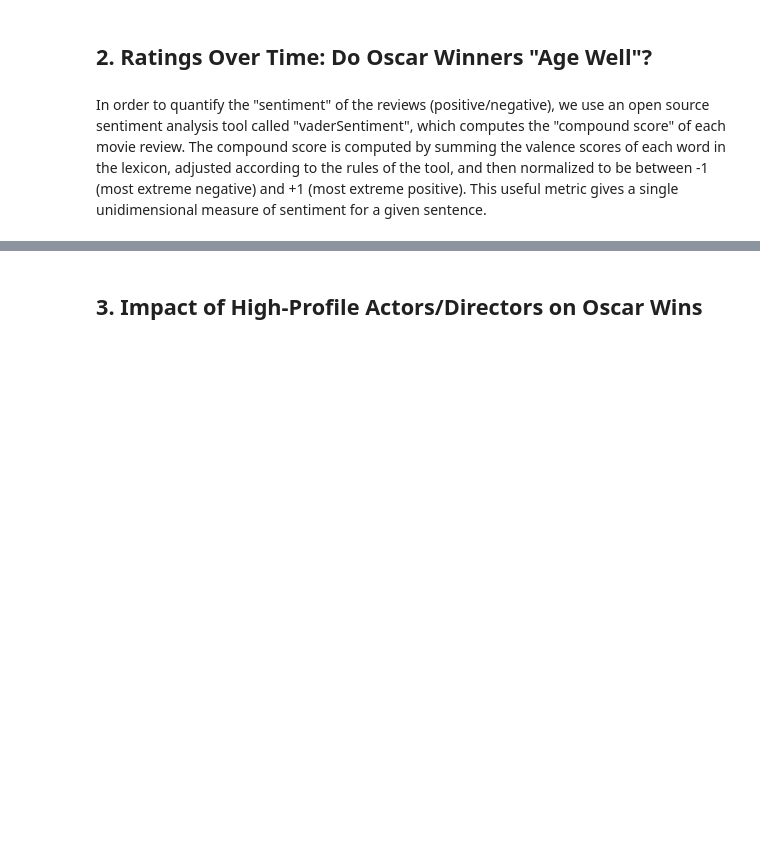
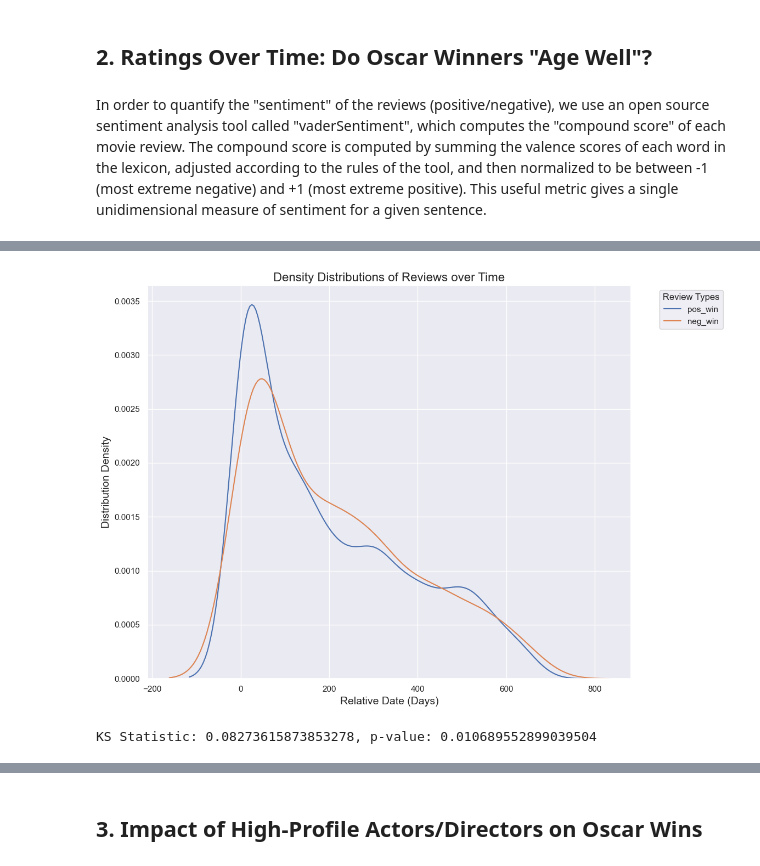
Before and after one commit to epfl-ada/ada-2024-project-badaboum, a Jupyter notebook: results.ipynb, the cells around one changed output, grey strips where cells are left out. Saved outputs shown, nothing was run; the diff lists cells and outputs as text; code cells hidden in the pictures; blank space fills up the shorter version.

```diff
--- a/results.ipynb
+++ b/results.ipynb
@@ -349,0 +379,8 @@ The number of reviews decreases with time after the oscar ceremony. This needs t
+# %%
+reviews_over_time.plot_compound_scores_global("pos_win", "neg_win")
+# %% [output]
+[figure, added]
+# %%
+reviews_over_time.print_ks_test_review_dates("pos_win", "neg_win")
+# %% [output]
+KS Statistic: 0.08273615873853278, p-value: 0.010689552899039504
```
Also changed, not shown: parts of 13 cells of this notebook.
